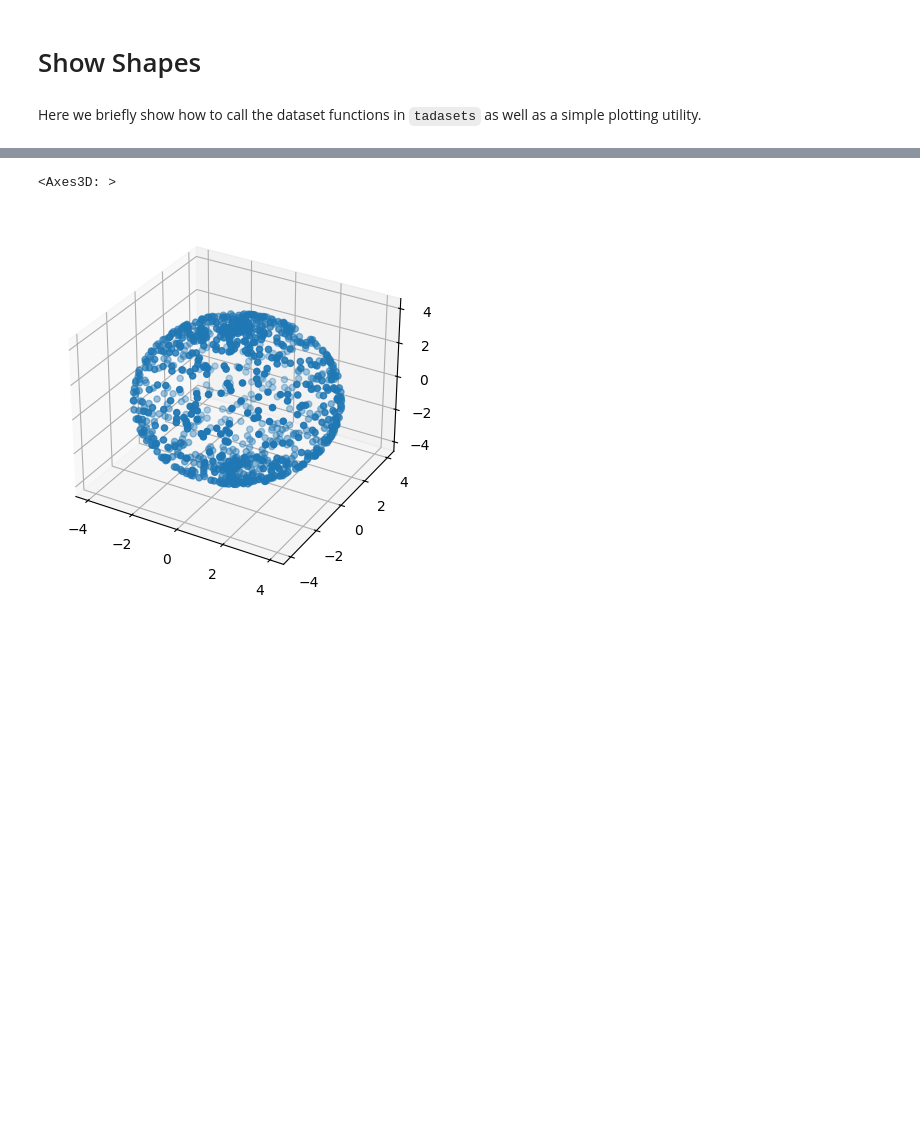
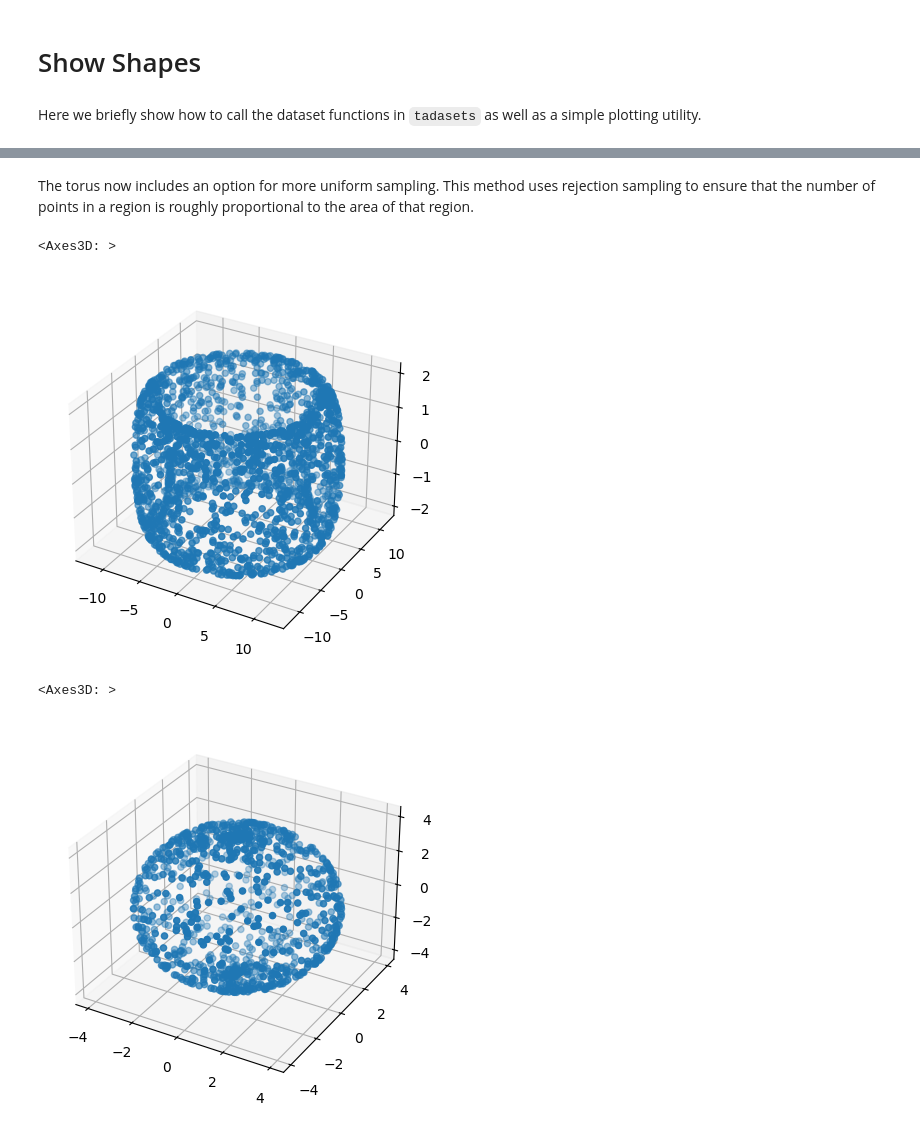
Before and after one commit to scikit-tda/tadasets, a Jupyter notebook: docs/notebooks/Examples.ipynb, the cells around one changed output, grey strips where cells are left out. Cells and saved outputs as stored; diff of their text form; code cells hidden in the pictures; blank space fills up the shorter version.

Commit message:
added example usage with uniform option

```diff
--- a/docs/notebooks/Examples.ipynb
+++ b/docs/notebooks/Examples.ipynb
@@ -14,3 +14,11 @@ tadasets.plot3d(t)
+# %% [markdown]
+The torus now includes an option for more uniform sampling. This method uses rejection sampling to ensure that the number of points in a region is roughly proportional to the area of that region.
+# %%
+t = tadasets.torus(n=2000, c=10, a=2, uniform=True)
+tadasets.plot3d(t)
+# %% [output]
+<Axes3D: >
+[figure, added]
 # %%
 t = tadasets.sphere(n=1000, r=4)
 tadasets.plot3d(t)
```
Also changed, not shown: parts of 3 cells of this notebook.
